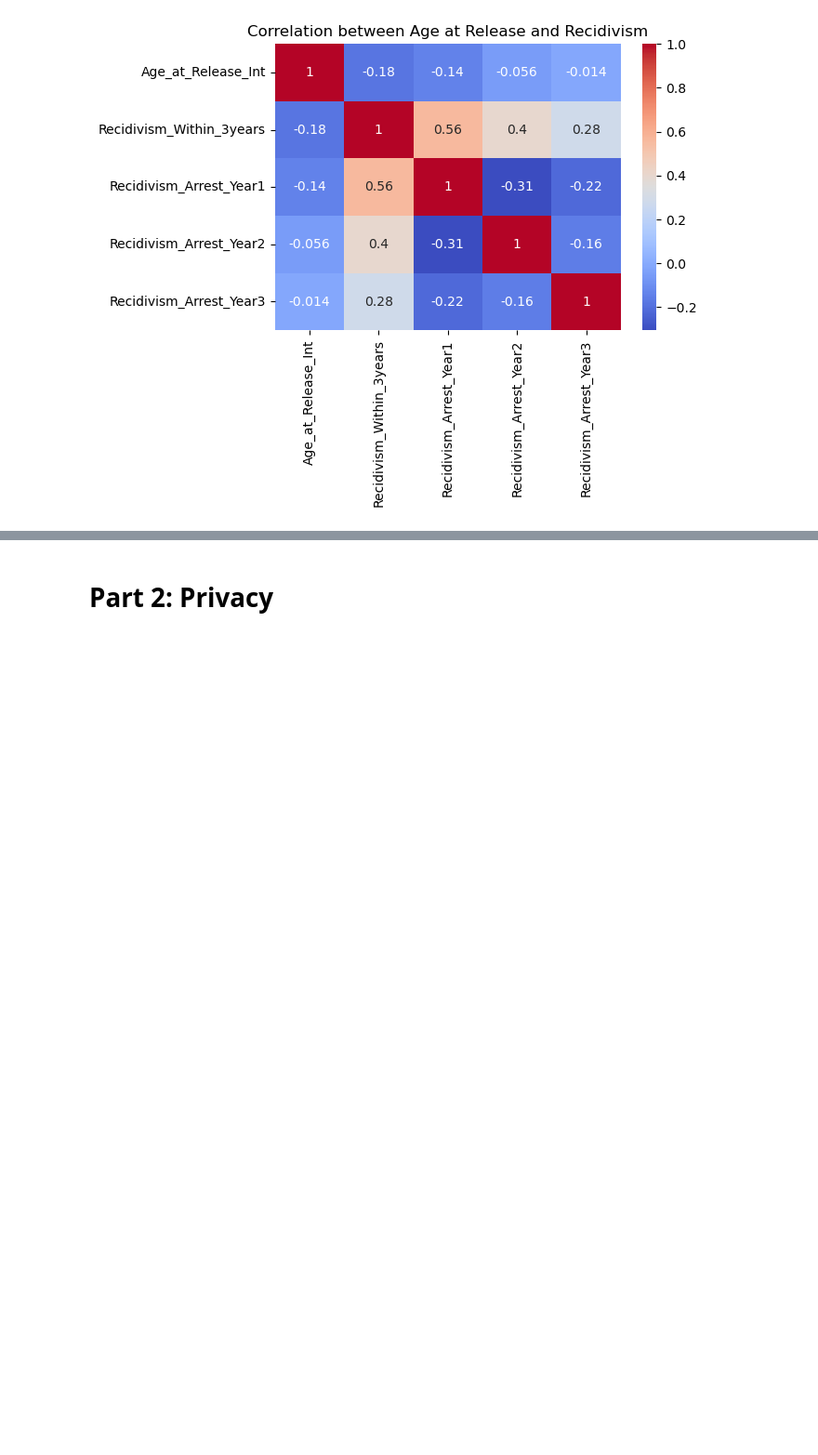
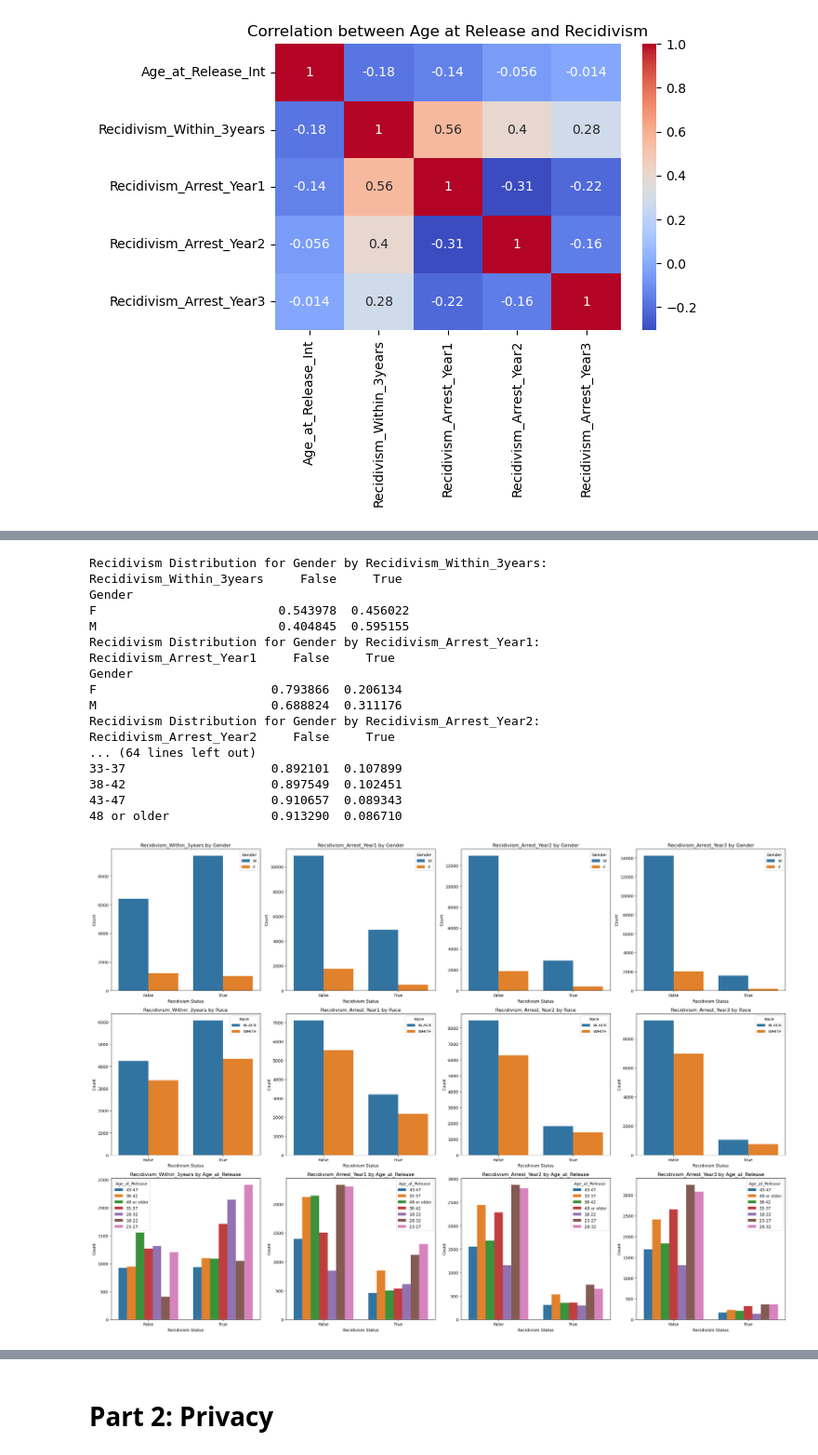
Before and after one commit to RaymondZhang20/DSCI430, a Jupyter notebook: Module 2 assignment-1.ipynb, the cells around one changed output, grey strips where cells are left out. Shown at 93% size. Saved outputs shown, nothing was run; the diff lists cells and outputs as text; code cells hidden in the pictures; blank space fills up the shorter version.

```diff
--- a/Module 2 assignment-1.ipynb
+++ b/Module 2 assignment-1.ipynb
@@ -309,13 +294,0 @@ If the target variable is not balanced, it can cause several issues. One major p
-# %%
-plt.figure(figsize=(12, 18))
-columns_to_plot = ['Race', 'Gender', 'Age_at_Release', 'Residence_PUMA', 'Education_Level', 'Supervision_Risk_Score_First', 'Supervision_Level_First'
-                   , 'Prison_Offense', 'Prison_Years']
-for i, column in enumerate(columns_to_plot, 1):
-    plt.subplot(5, 2, i)
-    df[column].value_counts().plot(kind='bar')
-    plt.title(f'Distribution of {column}')
-    plt.xlabel(column)
-    plt.ylabel('Count')
-
-plt.tight_layout()
-plt.show()
@@ -329,2 +327,47 @@ This could lead to unfair treatment of certain protected groups, reinforcing his
+# %%
+protected_vars = ['Gender', 'Race', 'Age_at_Release']
+target_vars = ['Recidivism_Within_3years', 'Recidivism_Arrest_Year1',
+                   'Recidivism_Arrest_Year2', 'Recidivism_Arrest_Year3']
+
+
+fig, axes = plt.subplots(nrows=3, ncols=4, figsize=(24, 17), constrained_layout=True)
+axes = axes.flatten()
+
+for i, protected_var in enumerate(protected_vars):
+    for j, target_var in enumerate(target_vars):
+        ax = axes[i * 4 + j]
+        sns.countplot(x=target_var, hue=protected_var, data=df, ax=ax)
+
+        ax.set_title(f'{target_var} by {protected_var}')
+        ax.set_ylabel('Count')
+        ax.set_xlabel('Recidivism Status')
+        ax.legend(title=protected_var)
+
+        # print each group counts
+        group_counts = df.groupby(protected_var)[target_var].value_counts(normalize=True).unstack()
+        print(f"Recidivism Distribution for {protected_var} by {target_var}:")
+        print(group_counts)
+
+plt.tight_layout()
+plt.show()
+# %% [output]
+Recidivism Distribution for Gender by Recidivism_Within_3years:
+Recidivism_Within_3years     False     True
+Gender
+F                         0.543978  0.456022
+M                         0.404845  0.595155
+Recidivism Distribution for Gender by Recidivism_Arrest_Year1:
+Recidivism_Arrest_Year1     False     True
+Gender
+F                        0.793866  0.206134
+M                        0.688824  0.311176
+Recidivism Distribution for Gender by Recidivism_Arrest_Year2:
+Recidivism_Arrest_Year2     False     True
+... (64 lines left out)
+33-37                    0.892101  0.107899
+38-42                    0.897549  0.102451
+43-47                    0.910657  0.089343
+48 or older              0.913290  0.086710
+[figure, new version]
 # %% [markdown]
 #### 6. Are there features with missing values? Do you suspect that they may be Missing Not At Random (MNAR), and if so, how would it be best to fill this information?
```
Also changed, not shown: parts of 21 cells of this notebook.
